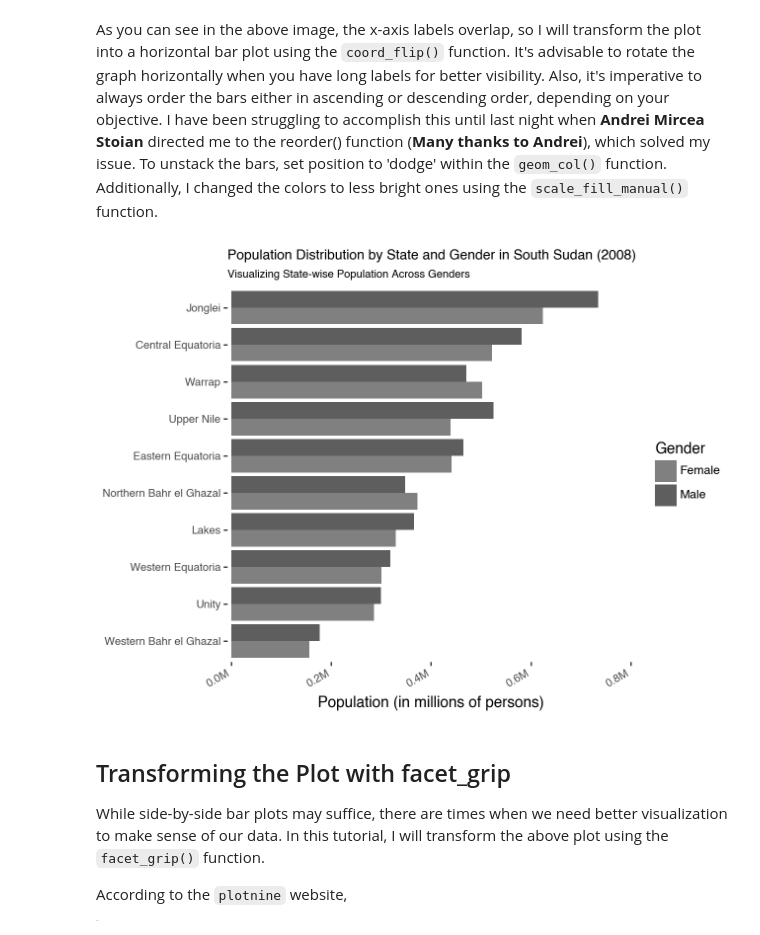
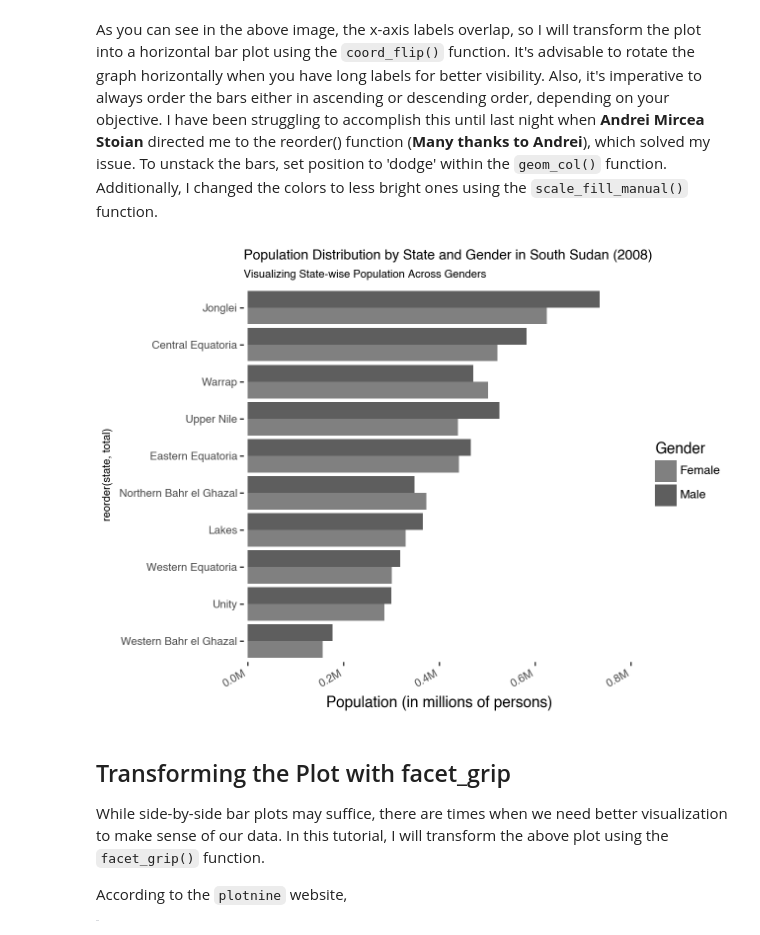
Before and after one commit to tongakuot/dataviz-plotnine, a Jupyter notebook: barplots.ipynb, the cells around one changed output. Drawn from its saved outputs; the diff is of its cells as text; code cells hidden in the pictures.

```diff
--- a/barplots.ipynb
+++ b/barplots.ipynb
@@ -250,35 +250,35 @@ As you can see in the above image, the x-axis labels overlap, so I will transfor
 # %%
 # Visualize the 2008 South Sudan Census by Former Region
 
 (
     ggplot(gender, aes('reorder(state, total)', 'total', fill='gender'))
     + geom_col(position='dodge')
     + scale_x_discrete(expand=(0.01, 0.01))
     + scale_y_continuous(
         limits=(0, 800_000),
         expand=(0.01, 0.01),
         labels=label_number(scale=1e-6, suffix='M')
     )
     + scale_fill_manual(values=['grey', '#5E5E5E'])
     + coord_flip()
     + theme_tufte()
     + labs(
-        x='',
+        x=None,
         y='Population (in millions of persons)',
         title='Population Distribution by State and Gender in South Sudan (2008)',
         subtitle='Visualizing State-wise Population Across Genders',
         fill='Gender'
     )
     + theme(
         plot_title=element_text(size=10, margin={'t': 10, 'b': 5}, ha='left'),
         plot_subtitle=element_text(size=8, margin={'b': 5}, ha='left'),
         axis_text=element_text(size=8),
         axis_text_x=element_text(rotation=30, hjust=1),
         axis_title_y=element_text(size=8)
     )
 )
 # %% [output]
-[figure, old version]
+[figure, new version]
 # %% [markdown]
 ## Transforming the Plot with facet_grip
 
```
Also changed, not shown: parts of 2 cells of this notebook, 4 other files.
